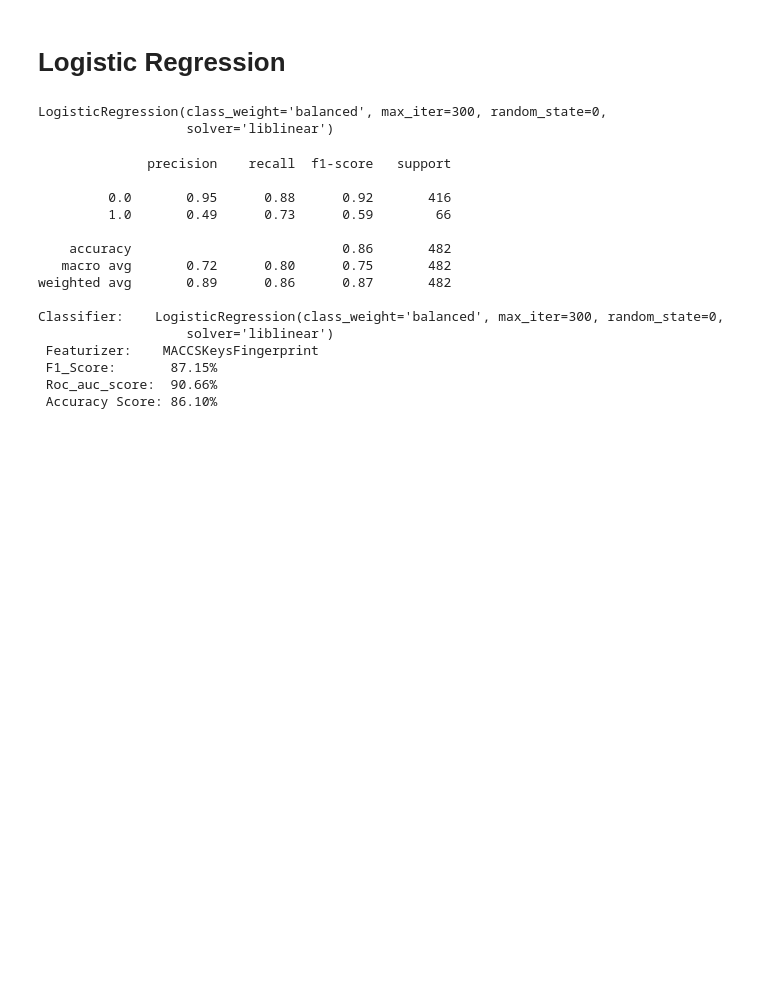
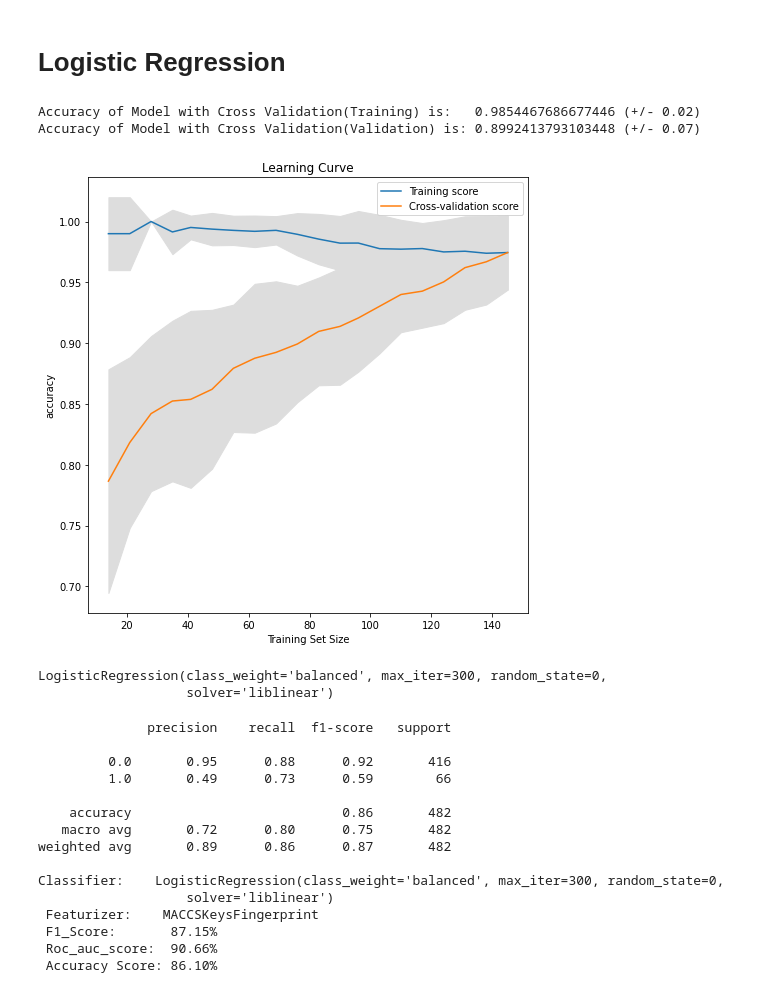
Before and after one commit to edofrata/ML_AI_SARS-CoV-2_Oxford, a Jupyter notebook: p_IC50_prediction.ipynb, the cells around one changed output. Cells and saved outputs as stored; diff of their text form; code cells hidden in the pictures; blank space fills up the shorter version.

```diff
--- a/p_IC50_prediction.ipynb
+++ b/p_IC50_prediction.ipynb
@@ -112,8 +112,8 @@ def count_labels(array_data):
 # (466, 1925)
 # %%
 # featurization fingerprint
-# featurizer = dc.feat.CircularFingerprint(size=2048, radius = 2, chiral=True)
-featurizer = dc.feat.MACCSKeysFingerprint()
+featurizer = dc.feat.CircularFingerprint(size=2048, radius = 2, chiral=True)
+# featurizer = dc.feat.MACCSKeysFingerprint()
 # %%
 #dataset creation
 import tempfile
@@ -319,18 +316,21 @@ Classifier:    RandomForestClassifier(max_depth=13, n_estimators=300)
 # %%
 from sklearn.linear_model import LogisticRegression
 
 classifier = LogisticRegression(solver = 'liblinear',
                                 random_state = 0,
                                 max_iter=300,
                                 class_weight= 'balanced')
 
 # cross validation
-# cross_val(classifier, 'accuracy')
+cross_val(classifier, 'accuracy')
 
 classifier.fit(training_data.X,training_data.y.flatten())
 # %% [output]
-LogisticRegression(class_weight='balanced', max_iter=300, random_state=0,
-                   solver='liblinear')
+Accuracy of Model with Cross Validation(Training) is:   0.9854467686677446 (+/- 0.02)
+Accuracy of Model with Cross Validation(Validation) is: 0.8992413793103448 (+/- 0.07)
+[figure, added]
+LogisticRegression(class_weight='balanced', max_iter=300, random_state=0,
+                   solver='liblinear')
 # %%
 # get_scores(test_dataset)
 get_scores(testing_data)
```
Also changed, not shown: parts of 3 cells of this notebook, 1 other file.
